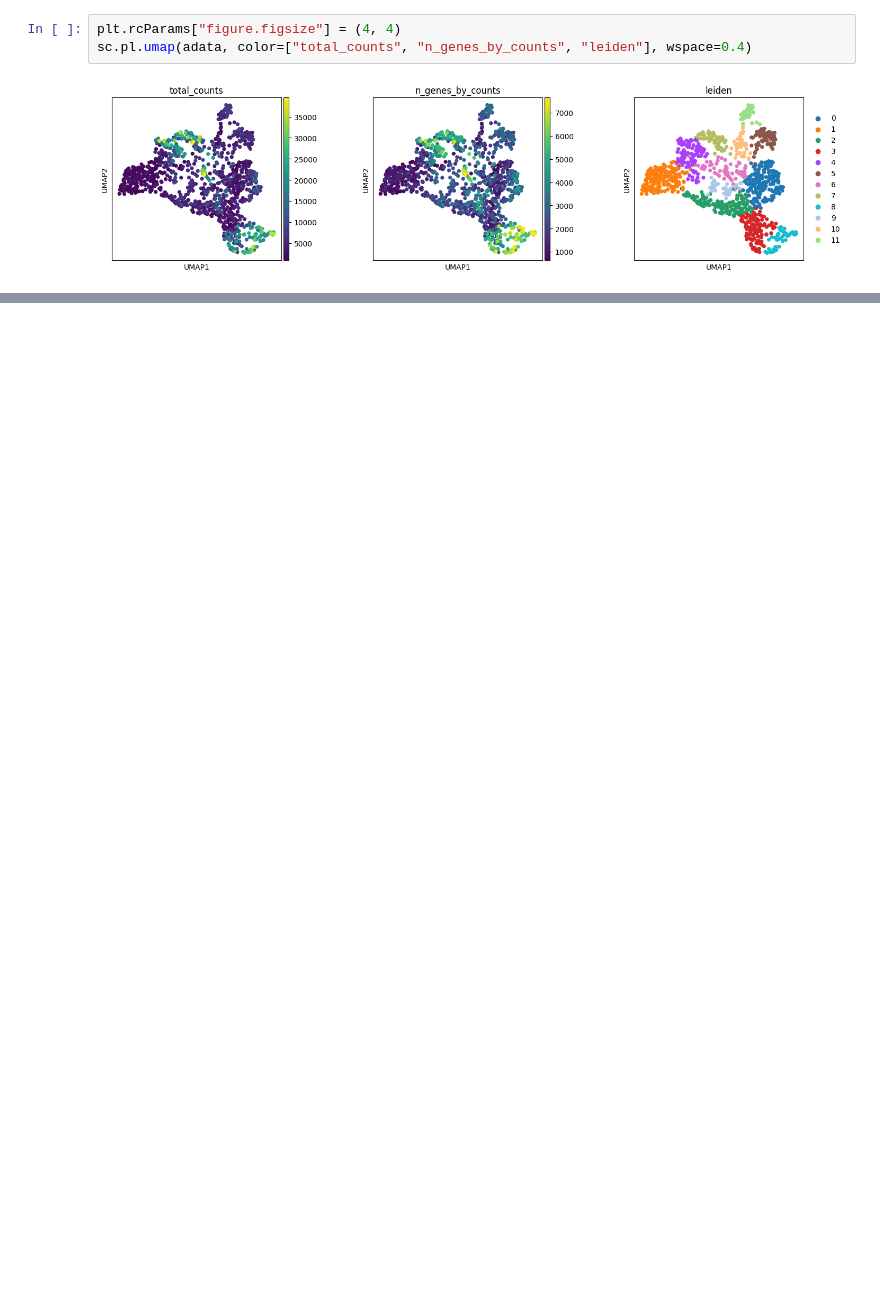
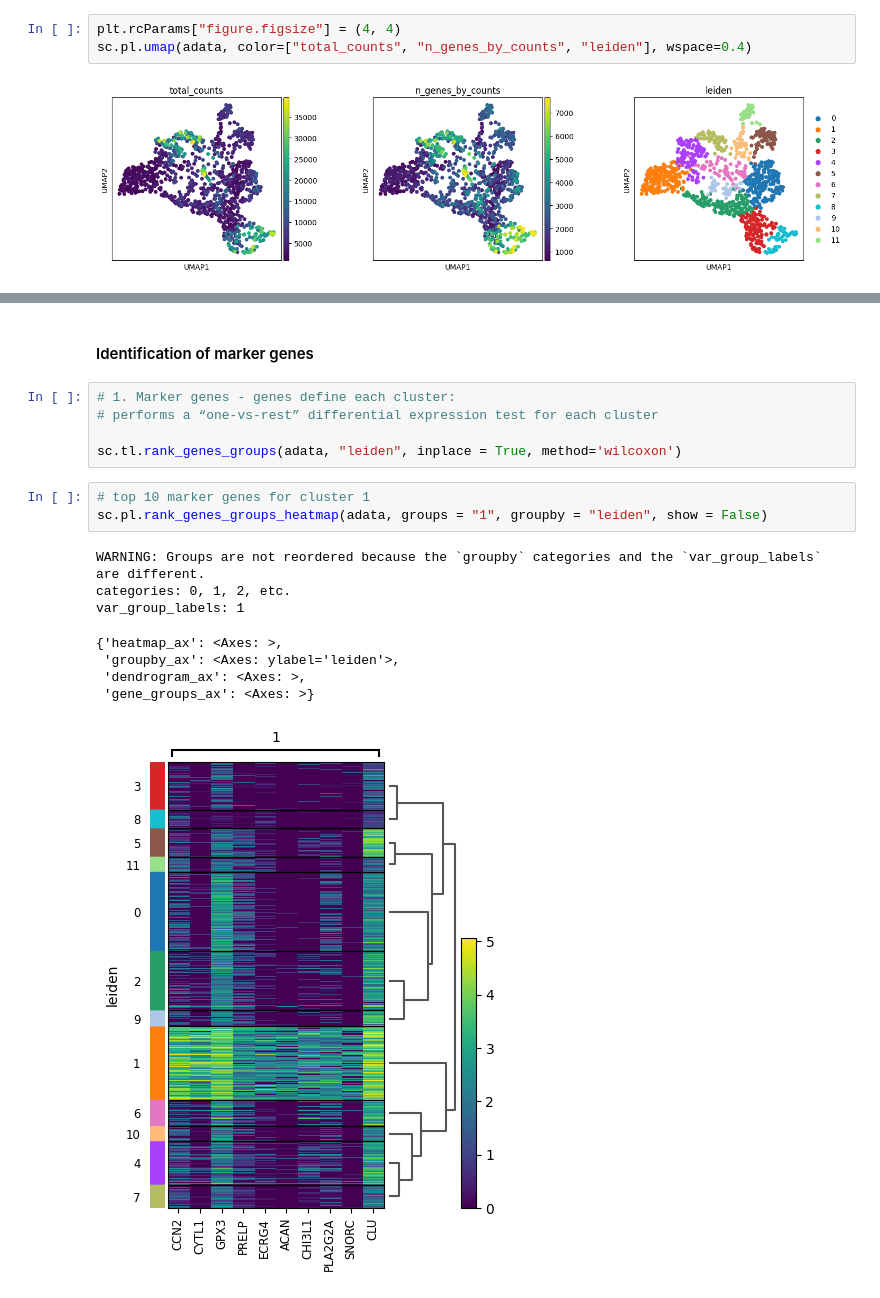
Before and after one commit to cookie1905/spatial_transcriptomics, a Jupyter notebook: A1_spatial_analysis.ipynb, the cells around one changed output, grey strips where cells are left out. Cells and saved outputs as stored; diff of their text form; blank space fills up the shorter version.

```diff
--- a/A1_spatial_analysis.ipynb
+++ b/A1_spatial_analysis.ipynb
@@ -284 +263,20 @@ Use `squidpy.pl.spatial_scatter` instead.
 [figure]
+# %% [markdown]
+#### Identification of marker genes
+# %%
+# 1. Marker genes - genes define each cluster:
+# performs a “one-vs-rest” differential expression test for each cluster
+
+sc.tl.rank_genes_groups(adata, "leiden", inplace = True, method='wilcoxon')
+# %%
+# top 10 marker genes for cluster 1
+sc.pl.rank_genes_groups_heatmap(adata, groups = "1", groupby = "leiden", show = False)
+# %% [output]
+WARNING: Groups are not reordered because the `groupby` categories and the `var_group_labels` are different.
+categories: 0, 1, 2, etc.
+var_group_labels: 1
+{'heatmap_ax': <Axes: >,
+ 'groupby_ax': <Axes: ylabel='leiden'>,
+ 'dendrogram_ax': <Axes: >,
+ 'gene_groups_ax': <Axes: >}
+[figure, added]
```
Also changed, not shown: parts of 19 cells of this notebook.
